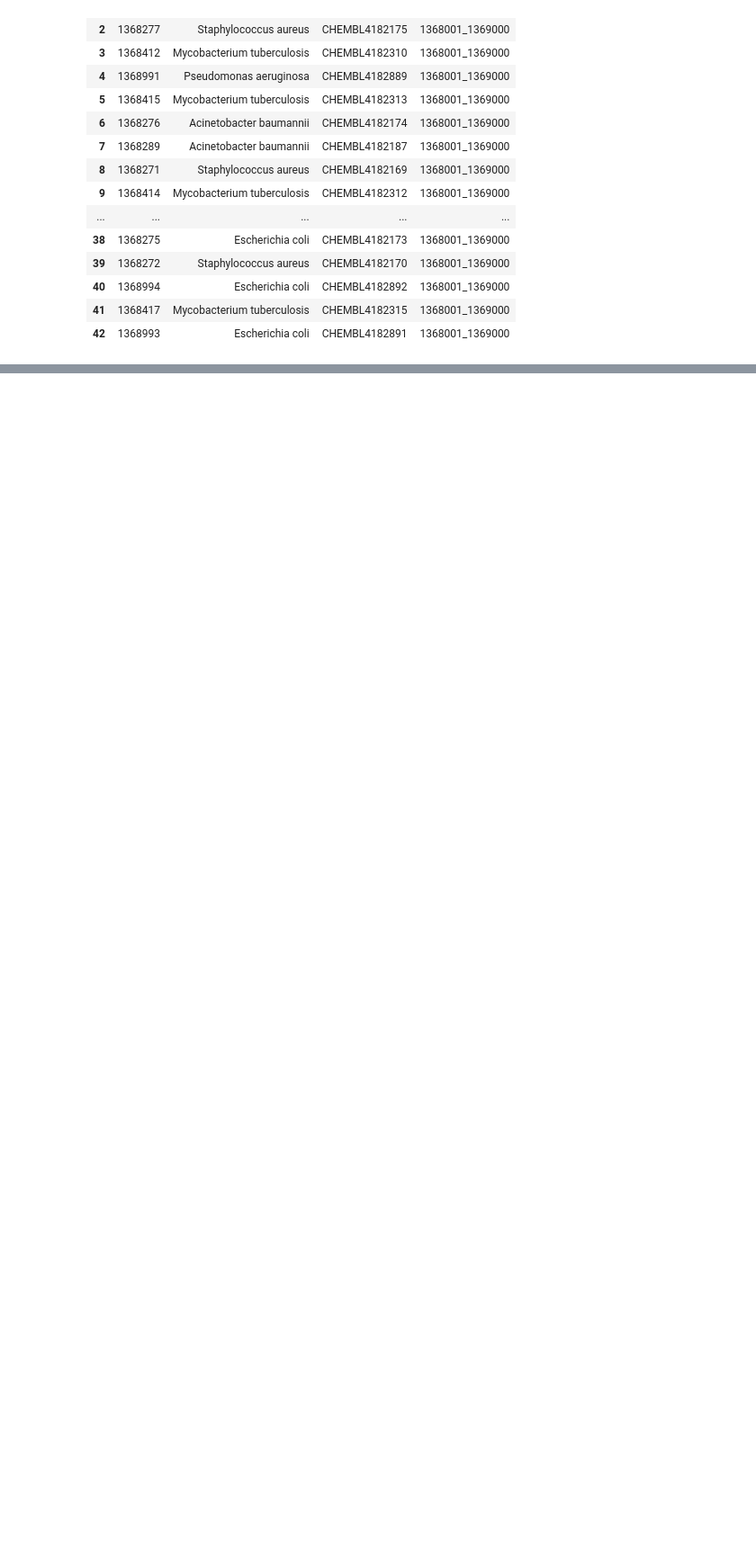
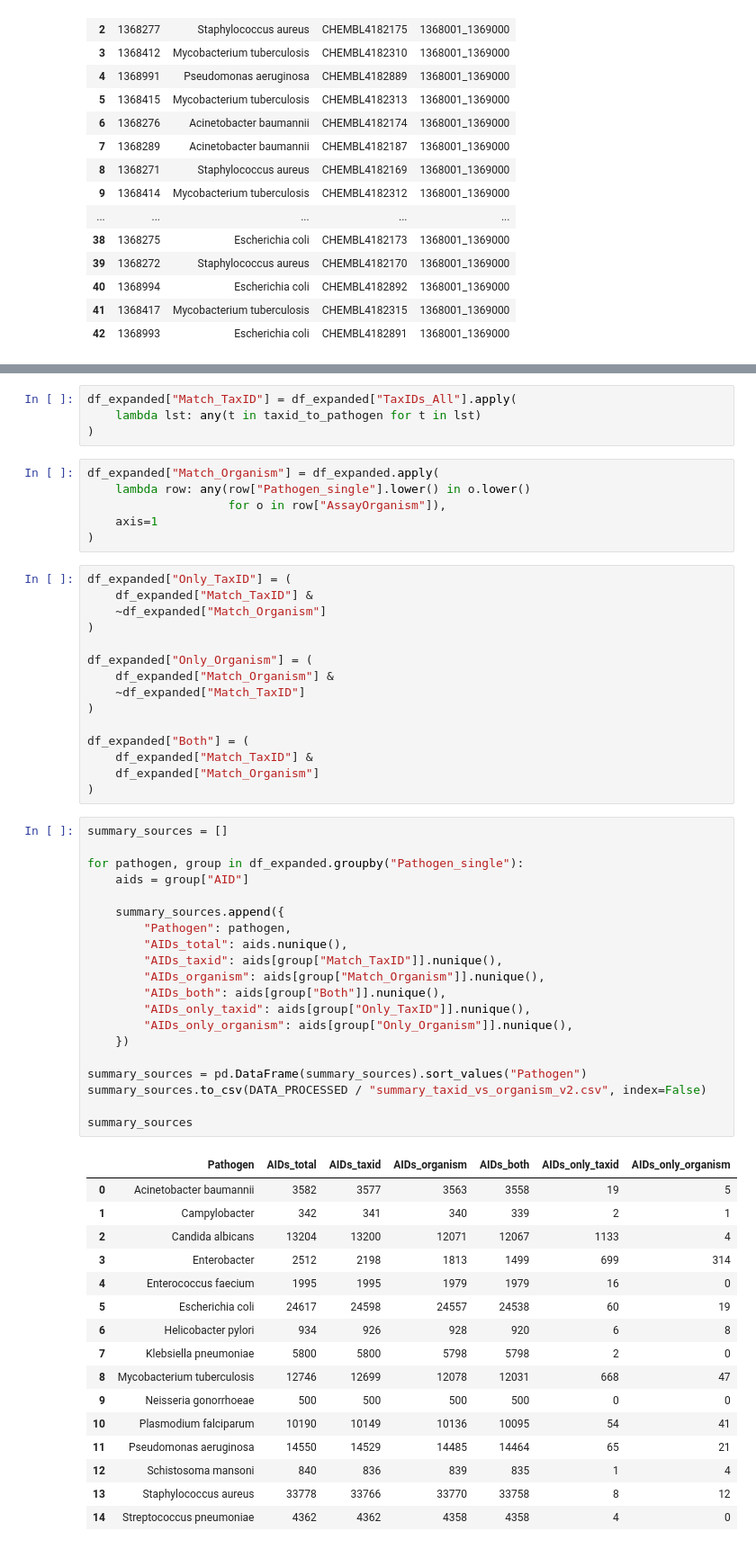
Before and after one commit to ersilia-os/pubchem-antimicrobial-tasks, a Jupyter notebook: notebooks/03_Filtering_pathogen_bioassays.ipynb, the cells around one changed output, grey strips where cells are left out. Shown at 90% size. Drawn from its saved outputs; the diff is of its cells as text; blank space fills up the shorter version.

```diff
--- a/notebooks/03_Filtering_pathogen_bioassays.ipynb
+++ b/notebooks/03_Filtering_pathogen_bioassays.ipynb
@@ -675,0 +993,62 @@ Number matched: 43
+# %%
+df_expanded["Match_TaxID"] = df_expanded["TaxIDs_All"].apply(
+    lambda lst: any(t in taxid_to_pathogen for t in lst)
+)
+# %%
+df_expanded["Match_Organism"] = df_expanded.apply(
+    lambda row: any(row["Pathogen_single"].lower() in o.lower()
+                    for o in row["AssayOrganism"]),
+    axis=1
+)
+# %%
+df_expanded["Only_TaxID"] = (
+    df_expanded["Match_TaxID"] &
+    ~df_expanded["Match_Organism"]
+)
+
+df_expanded["Only_Organism"] = (
+    df_expanded["Match_Organism"] &
+    ~df_expanded["Match_TaxID"]
+)
+
+df_expanded["Both"] = (
+    df_expanded["Match_TaxID"] &
+    df_expanded["Match_Organism"]
+)
+# %%
+summary_sources = []
+
+for pathogen, group in df_expanded.groupby("Pathogen_single"):
+    aids = group["AID"]
+
+    summary_sources.append({
+        "Pathogen": pathogen,
+        "AIDs_total": aids.nunique(),
+        "AIDs_taxid": aids[group["Match_TaxID"]].nunique(),
+        "AIDs_organism": aids[group["Match_Organism"]].nunique(),
+        "AIDs_both": aids[group["Both"]].nunique(),
+        "AIDs_only_taxid": aids[group["Only_TaxID"]].nunique(),
+        "AIDs_only_organism": aids[group["Only_Organism"]].nunique(),
+    })
+
+summary_sources = pd.DataFrame(summary_sources).sort_values("Pathogen")
+summary_sources.to_csv(DATA_PROCESSED / "summary_taxid_vs_organism_v2.csv", index=False)
+
+summary_sources
+# %% [output]
+|  | Pathogen | AIDs_total | AIDs_taxid | AIDs_organism | AIDs_both | AIDs_only_taxid | AIDs_only_organism |
+| 0 | Acinetobacter baumannii | 3582 | 3577 | 3563 | 3558 | 19 | 5 |
+| 1 | Campylobacter | 342 | 341 | 340 | 339 | 2 | 1 |
+| 2 | Candida albicans | 13204 | 13200 | 12071 | 12067 | 1133 | 4 |
+| 3 | Enterobacter | 2512 | 2198 | 1813 | 1499 | 699 | 314 |
+| 4 | Enterococcus faecium | 1995 | 1995 | 1979 | 1979 | 16 | 0 |
+| 5 | Escherichia coli | 24617 | 24598 | 24557 | 24538 | 60 | 19 |
+| 6 | Helicobacter pylori | 934 | 926 | 928 | 920 | 6 | 8 |
+| 7 | Klebsiella pneumoniae | 5800 | 5800 | 5798 | 5798 | 2 | 0 |
+| 8 | Mycobacterium tuberculosis | 12746 | 12699 | 12078 | 12031 | 668 | 47 |
+| 9 | Neisseria gonorrhoeae | 500 | 500 | 500 | 500 | 0 | 0 |
+| 10 | Plasmodium falciparum | 10190 | 10149 | 10136 | 10095 | 54 | 41 |
+| 11 | Pseudomonas aeruginosa | 14550 | 14529 | 14485 | 14464 | 65 | 21 |
+| 12 | Schistosoma mansoni | 840 | 836 | 839 | 835 | 1 | 4 |
+| 13 | Staphylococcus aureus | 33778 | 33766 | 33770 | 33758 | 8 | 12 |
+| 14 | Streptococcus pneumoniae | 4362 | 4362 | 4358 | 4358 | 4 | 0 |
```
Also changed, not shown: parts of 19 cells of this notebook, 3 other files.
